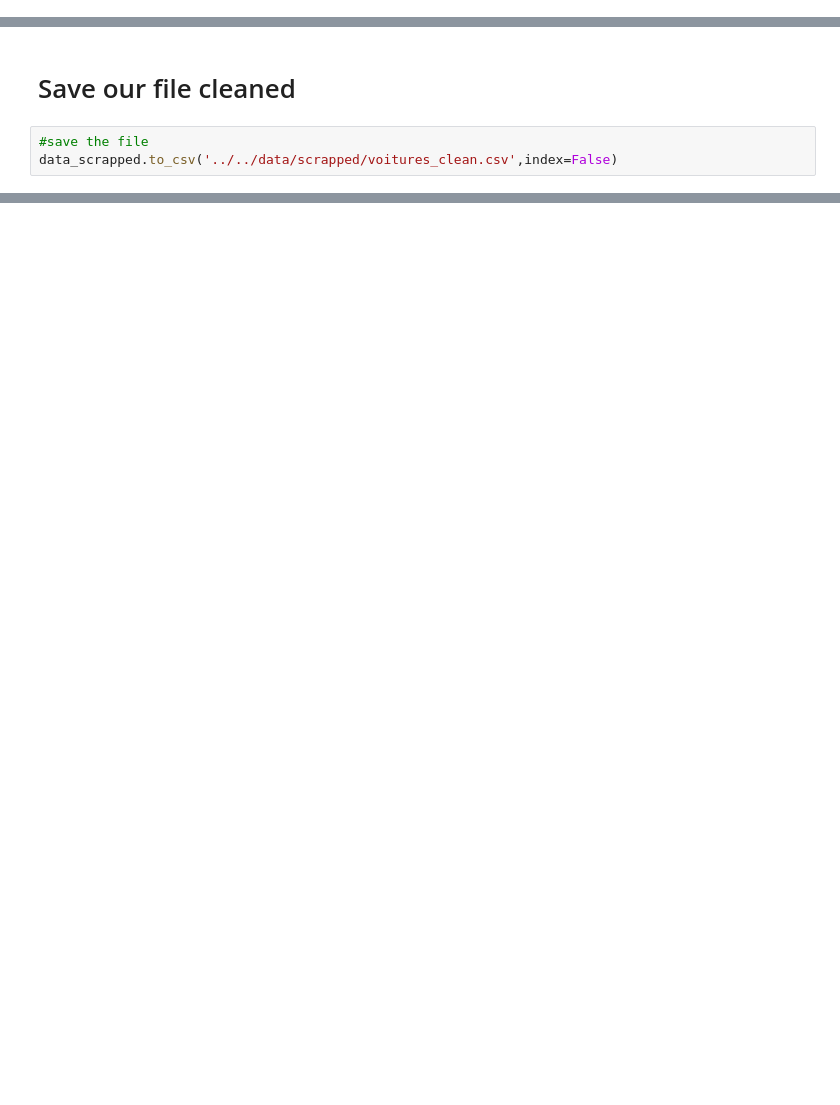
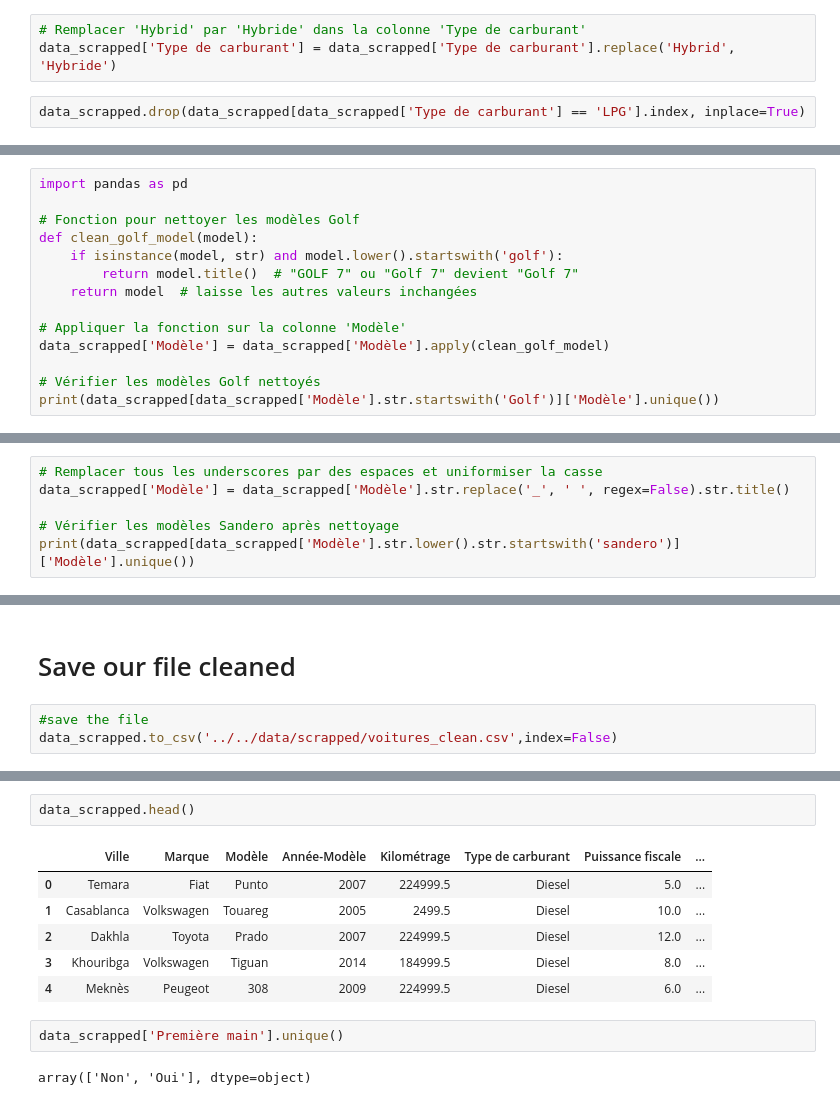
Before and after one commit to oumaimabelabbas/AutoPredict, a Jupyter notebook: src/preprocessing/data_all_clean.ipynb, the cells around one changed output, grey strips where cells are left out. Drawn from its saved outputs; the diff is of its cells as text; blank space fills up the shorter version.

```diff
--- a/src/preprocessing/data_all_clean.ipynb
+++ b/src/preprocessing/data_all_clean.ipynb
@@ -373,0 +396,5 @@ data_scrapped.duplicated().sum()
+# %%
+# Remplacer 'Hybrid' par 'Hybride' dans la colonne 'Type de carburant'
+data_scrapped['Type de carburant'] = data_scrapped['Type de carburant'].replace('Hybrid', 'Hybride')
+# %%
+data_scrapped.drop(data_scrapped[data_scrapped['Type de carburant'] == 'LPG'].index, inplace=True)
@@ -373,0 +431,14 @@ data_scrapped.duplicated().sum()
+# %%
+import pandas as pd
+
+# Fonction pour nettoyer les modèles Golf
+def clean_golf_model(model):
+    if isinstance(model, str) and model.lower().startswith('golf'):
+        return model.title()  # "GOLF 7" ou "Golf 7" devient "Golf 7"
+    return model  # laisse les autres valeurs inchangées
+
+# Appliquer la fonction sur la colonne 'Modèle'
+data_scrapped['Modèle'] = data_scrapped['Modèle'].apply(clean_golf_model)
+
+# Vérifier les modèles Golf nettoyés
+print(data_scrapped[data_scrapped['Modèle'].str.startswith('Golf')]['Modèle'].unique())
@@ -373,0 +448,6 @@ data_scrapped.duplicated().sum()
+# %%
+# Remplacer tous les underscores par des espaces et uniformiser la casse
+data_scrapped['Modèle'] = data_scrapped['Modèle'].str.replace('_', ' ', regex=False).str.title()
+
+# Vérifier les modèles Sandero après nettoyage
+print(data_scrapped[data_scrapped['Modèle'].str.lower().str.startswith('sandero')]['Modèle'].unique())
@@ -389,0 +475,13 @@ array(['Temara', 'Casablanca', 'Autres', 'Meknès', 'Mohammedia', 'Tanger',
+# %%
+data_scrapped.head()
+# %% [output]
+|  | Ville | Marque | Modèle | Année-Modèle | Kilométrage | Type de carburant | Puissance fiscale | ... |
+| 0 | Temara | Fiat | Punto | 2007 | 224999.5 | Diesel | 5.0 | ... |
+| 1 | Casablanca | Volkswagen | Touareg | 2005 | 2499.5 | Diesel | 10.0 | ... |
+| 2 | Dakhla | Toyota | Prado | 2007 | 224999.5 | Diesel | 12.0 | ... |
+| 3 | Khouribga | Volkswagen | Tiguan | 2014 | 184999.5 | Diesel | 8.0 | ... |
+| 4 | Meknès | Peugeot | 308 | 2009 | 224999.5 | Diesel | 6.0 | ... |
+# %%
+data_scrapped['Première main'].unique()
+# %% [output]
+array(['Non', 'Oui'], dtype=object)
```
Also changed, not shown: parts of 20 cells of this notebook, 8 other files.
